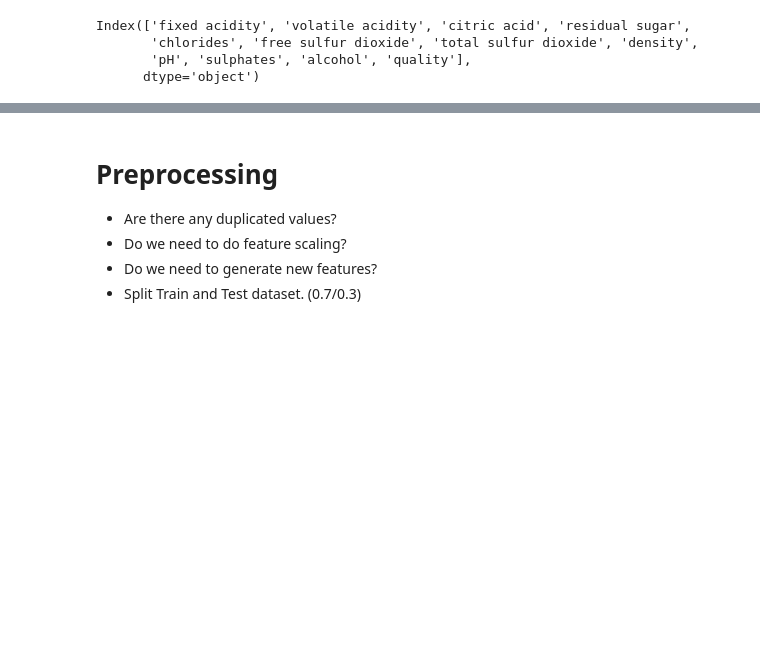
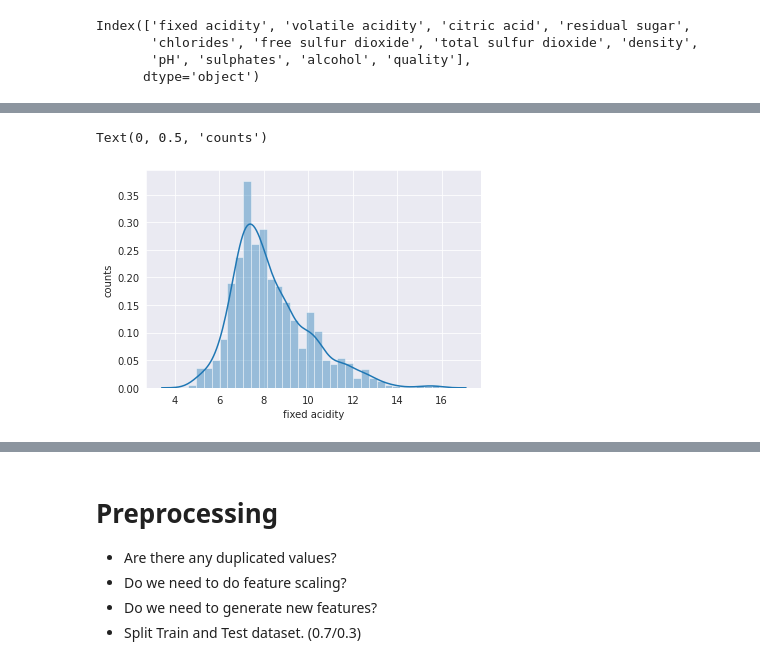
Before and after one commit to busgandy/Global-AI-Hub, a Jupyter notebook: Lesson 5 (13-11-20)/Project 2/19-11-2020 ML Course Nigeria Project 'Busayo Olushola'.ipynb, the cells around one changed output, grey strips where cells are left out. Cells and saved outputs as stored; diff of their text form; code cells hidden in the pictures; blank space fills up the shorter version.

```diff
--- a/Lesson 5 (13-11-20)/Project 2/19-11-2020 ML Course Nigeria Project 'Busayo Olushola'.ipynb
+++ b/Lesson 5 (13-11-20)/Project 2/19-11-2020 ML Course Nigeria Project 'Busayo Olushola'.ipynb
@@ -146,0 +219,6 @@ Text(0, 0.5, 'counts')
+# %%
+sns.distplot(data["fixed acidity"])
+plt.ylabel("counts")
+# %% [output]
+Text(0, 0.5, 'counts')
+[figure, added]
```
Also changed, not shown: parts of 139 cells of this notebook.
